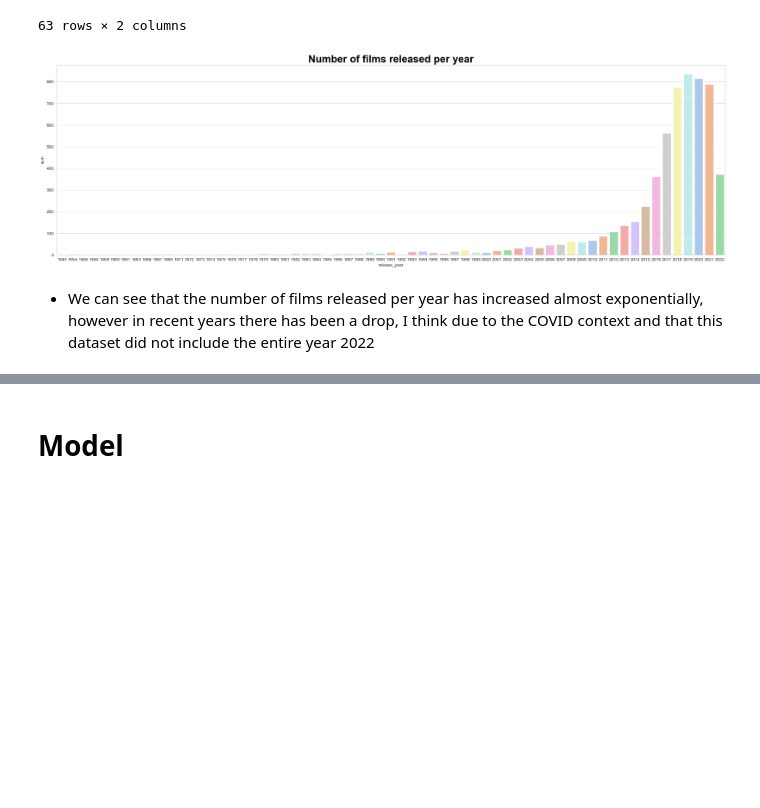
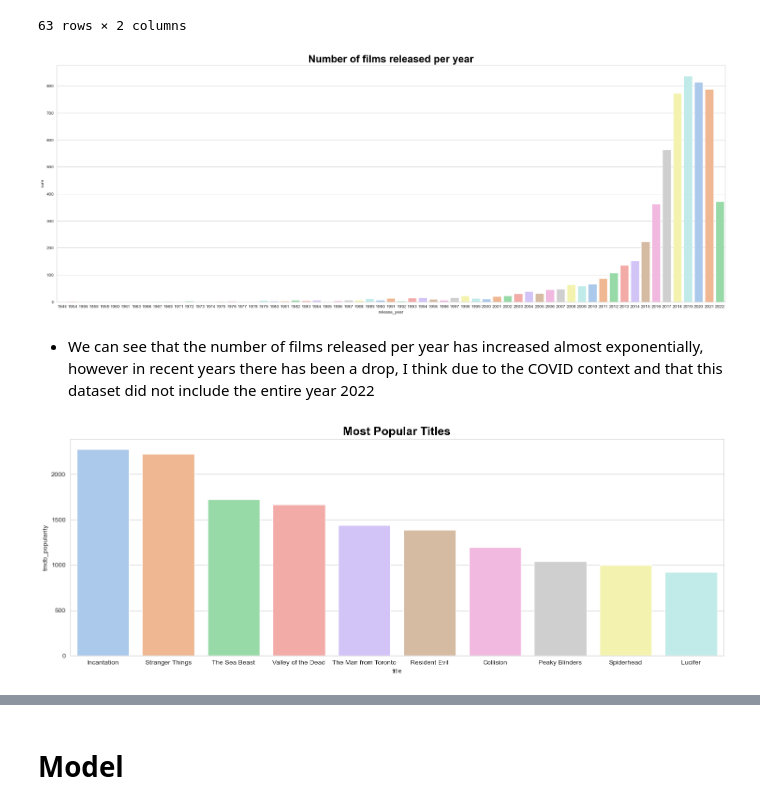
Before and after one commit to leonardoccarv/NetflixClustering, a Jupyter notebook: NetflixRecommendation.ipynb, the cells around one changed output, grey strips where cells are left out. Drawn from its saved outputs; the diff is of its cells as text; code cells hidden in the pictures; blank space fills up the shorter version.

```diff
--- a/NetflixRecommendation.ipynb
+++ b/NetflixRecommendation.ipynb
@@ -272,13 +279,24 @@ ax
 | 62 | 2022 | 371 |
 63 rows × 2 columns
 # %%
-plt.figure(figsize=(28, 8))
+plt.figure(figsize=(28, 10))
 sns.barplot(x='release_year', y='sum', data=ax, palette='pastel')
 plt.title('Number of films released per year', fontsize=24, weight=600, color='black')
 
 plt.show()
 # %% [output]
-[figure, old version]
+[figure, new version]
 # %% [markdown]
 - We can see that the number of films released per year has increased almost exponentially, however in recent years there has been a drop,
   I think due to the COVID context and that this dataset did not include the entire year 2022
+# %%
+ax1 = df.groupby('title', as_index=False)['tmdb_popularity'].mean()
+ax2 = ax1.sort_values(by='tmdb_popularity', ascending=False).head(10)
+
+plt.figure(figsize=(18,6))
+sns.barplot(data=ax2, x='title', y='tmdb_popularity', palette='pastel')
+plt.title('Most Popular Titles', fontsize=18, weight=600, color='black')
+
+plt.show()
+# %% [output]
+[figure, added]
```
Also changed, not shown: parts of 17 cells of this notebook.
